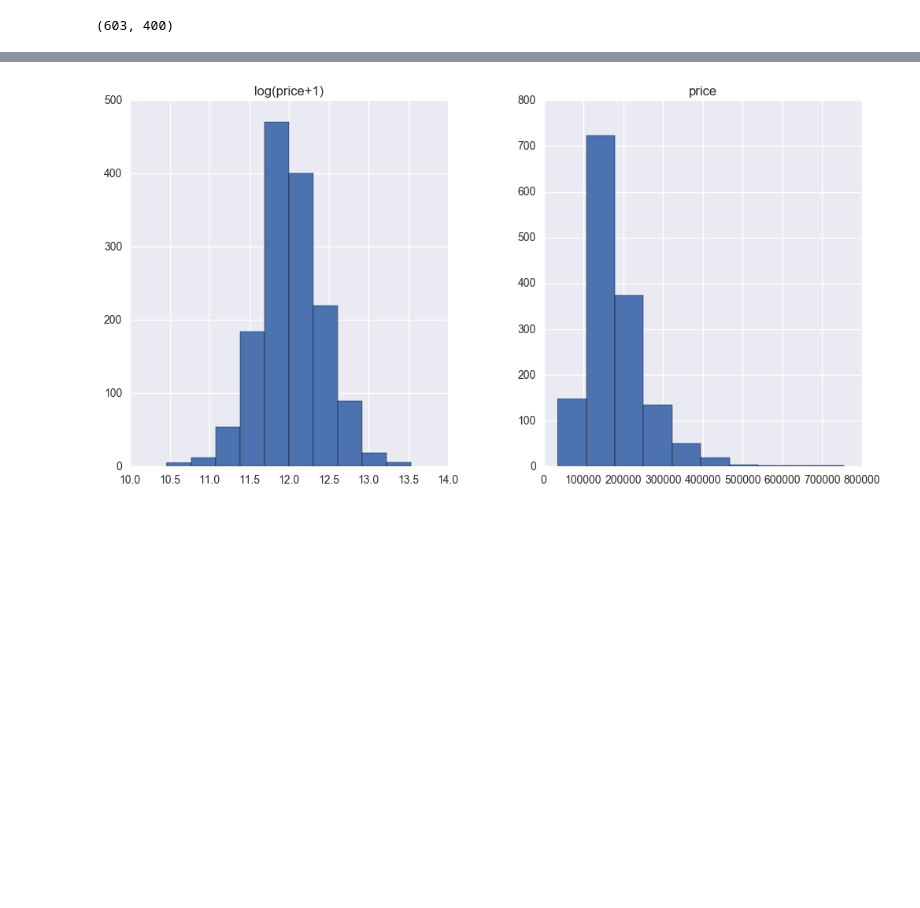
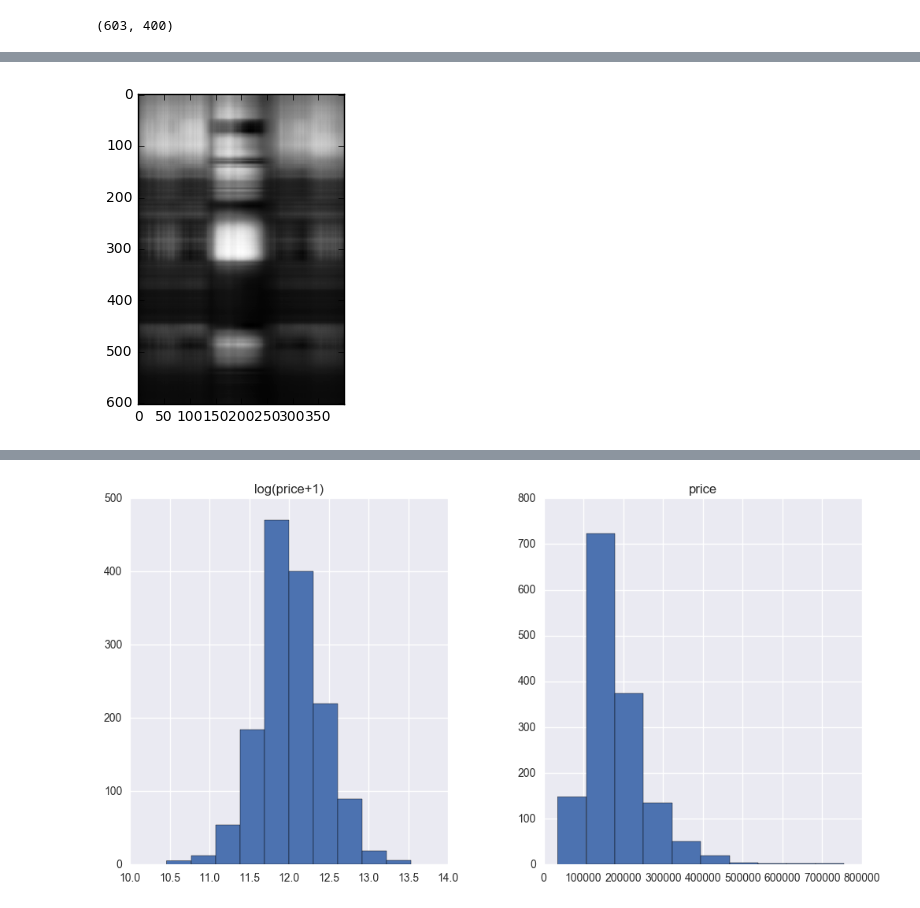
Before and after one commit to MSpearing/Data_Science, a Jupyter notebook: Lab3_Michael.ipynb, the cells around one changed output, grey strips where cells are left out. Cells and saved outputs as stored; diff of their text form; code cells hidden in the pictures; blank space fills up the shorter version.

```diff
--- a/Lab3_Michael.ipynb
+++ b/Lab3_Michael.ipynb
@@ -198,7 +198,7 @@ rank2[2:] = 0
 S = np.zeros(mona_lisa.shape)
 result = np.diag(rank2)
 S[:400, :400] = result
-rank2_approx = u @ S @ v
+rank2_approx = u.dot(S.dot(v))
 plt.imshow(rank2_approx, cmap='Greys_r')
 plt.show()
 # %% [output]
@@ -206,3 +205,4 @@ SyntaxError: invalid syntax (<ipython-input-137-9d63345307e9>, line 10)
+[figure, added]
 # %%
 # Problem 3: Low Rank Approximation of Mona
 rank5 = np.copy(s)
```
Also changed, not shown: parts of 3 cells of this notebook, 1 other file.
